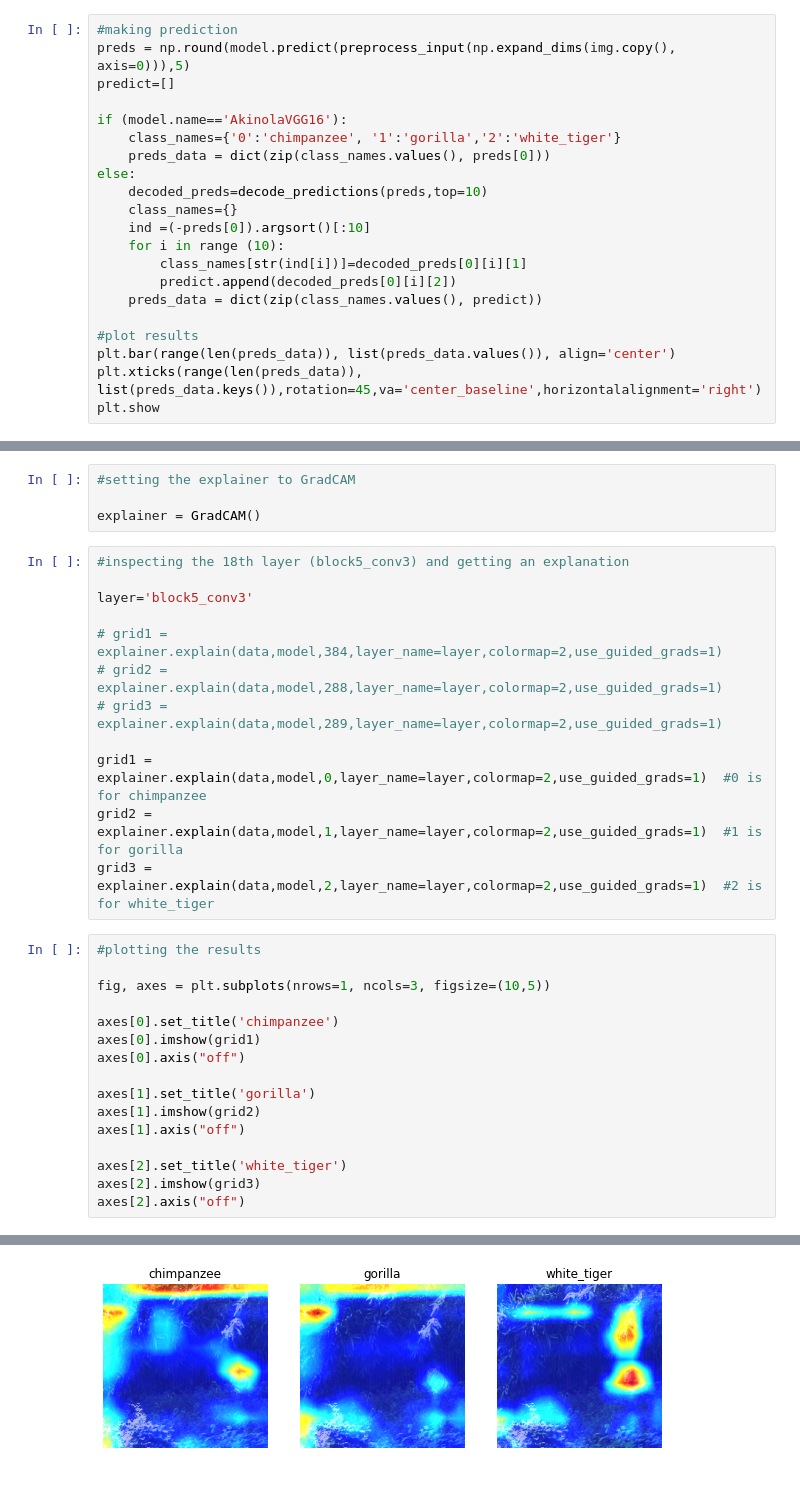
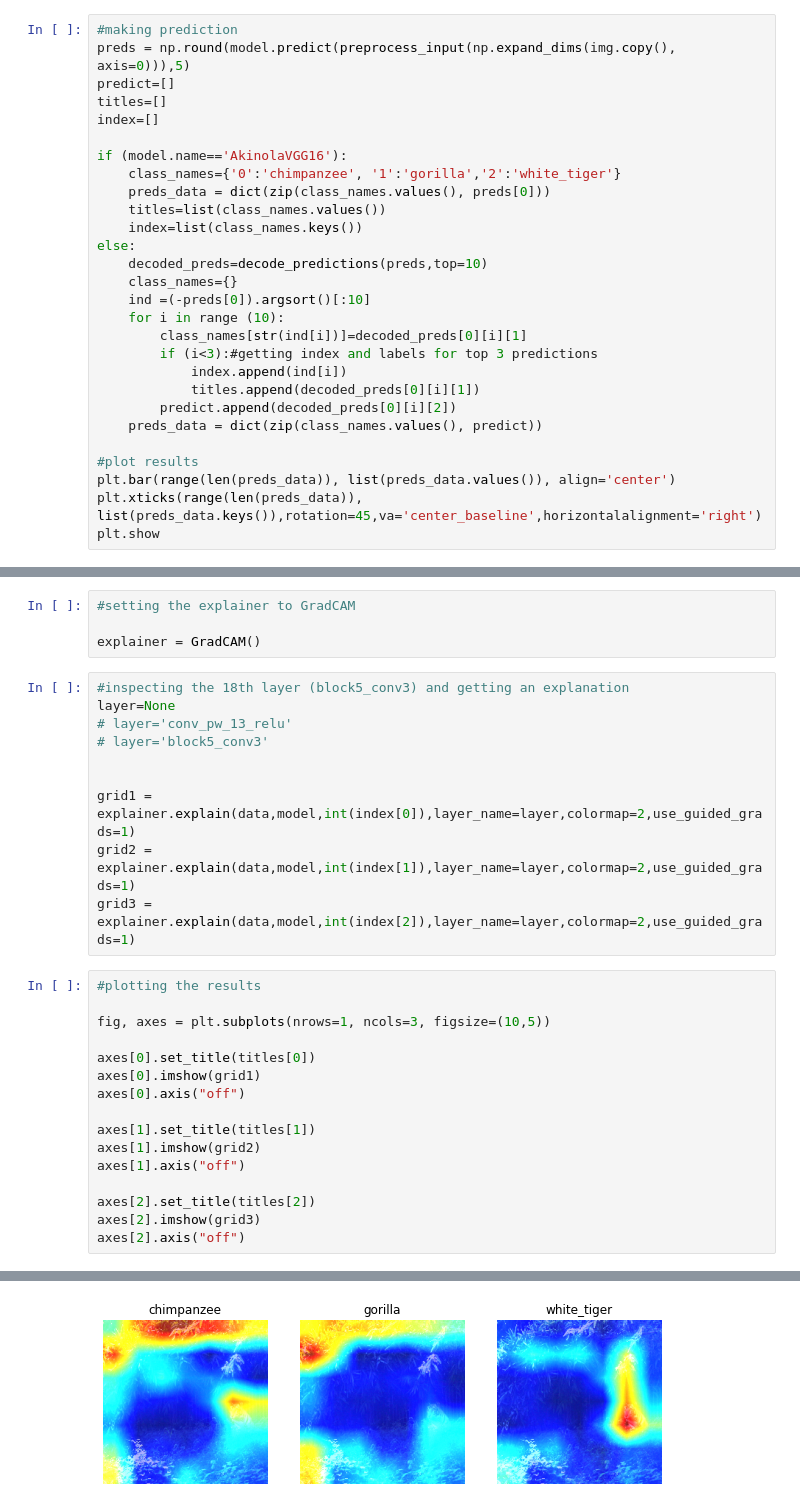
Before and after one commit to SAAF-16/Explainable_AI-Bachelor_Thesis, a Jupyter notebook: XAI_libraries/imageExplain(tfexplains).ipynb, the cells around one changed output, grey strips where cells are left out. Saved outputs shown, nothing was run; the diff lists cells and outputs as text.

Commit message:
changed image and edited layer to inspect

```diff
--- a/XAI_libraries/imageExplain(tfexplains).ipynb
+++ b/XAI_libraries/imageExplain(tfexplains).ipynb
@@ -67,16 +67,23 @@ plt.imshow(img/255);
 #making prediction
 preds = np.round(model.predict(preprocess_input(np.expand_dims(img.copy(), axis=0))),5)
 predict=[]
+titles=[]
+index=[]
 
 if (model.name=='AkinolaVGG16'):
     class_names={'0':'chimpanzee', '1':'gorilla','2':'white_tiger'}
     preds_data = dict(zip(class_names.values(), preds[0]))
+    titles=list(class_names.values())
+    index=list(class_names.keys())
 else:
     decoded_preds=decode_predictions(preds,top=10)
     class_names={}
     ind =(-preds[0]).argsort()[:10]
     for i in range (10):
         class_names[str(ind[i])]=decoded_preds[0][i][1]
+        if (i<3):#getting index and labels for top 3 predictions
+            index.append(ind[i])
+            titles.append(decoded_preds[0][i][1])
         predict.append(decoded_preds[0][i][2])
     preds_data = dict(zip(class_names.values(), predict))
 
@@ -93,32 +100,30 @@ plt.show
 explainer = GradCAM()
 # %%
 #inspecting the 18th layer (block5_conv3) and getting an explanation
+layer=None
+# layer='conv_pw_13_relu'
+# layer='block5_conv3'
 
-layer='block5_conv3'
 
-# grid1 = explainer.explain(data,model,384,layer_name=layer,colormap=2,use_guided_grads=1)
-# grid2 = explainer.explain(data,model,288,layer_name=layer,colormap=2,use_guided_grads=1)
-# grid3 = explainer.explain(data,model,289,layer_name=layer,colormap=2,use_guided_grads=1)
-
-grid1 = explainer.explain(data,model,0,layer_name=layer,colormap=2,use_guided_grads=1)  #0 is for chimpanzee
-grid2 = explainer.explain(data,model,1,layer_name=layer,colormap=2,use_guided_grads=1)  #1 is for gorilla
-grid3 = explainer.explain(data,model,2,layer_name=layer,colormap=2,use_guided_grads=1)  #2 is for white_tiger
+grid1 = explainer.explain(data,model,int(index[0]),layer_name=layer,colormap=2,use_guided_grads=1)
+grid2 = explainer.explain(data,model,int(index[1]),layer_name=layer,colormap=2,use_guided_grads=1)
+grid3 = explainer.explain(data,model,int(index[2]),layer_name=layer,colormap=2,use_guided_grads=1)
 # %%
 #plotting the results
 
 fig, axes = plt.subplots(nrows=1, ncols=3, figsize=(10,5))
 
-axes[0].set_title('chimpanzee')
+axes[0].set_title(titles[0])
 axes[0].imshow(grid1)
 axes[0].axis("off")
 
-axes[1].set_title('gorilla')
+axes[1].set_title(titles[1])
 axes[1].imshow(grid2)
 axes[1].axis("off")
 
-axes[2].set_title('white_tiger')
+axes[2].set_title(titles[2])
 axes[2].imshow(grid3)
 axes[2].axis("off")
 # %% [output]
 (-0.5, 223.5, 223.5, -0.5)
-[figure, old version]
+[figure, new version]
```
Also changed, not shown: 1 other file.
